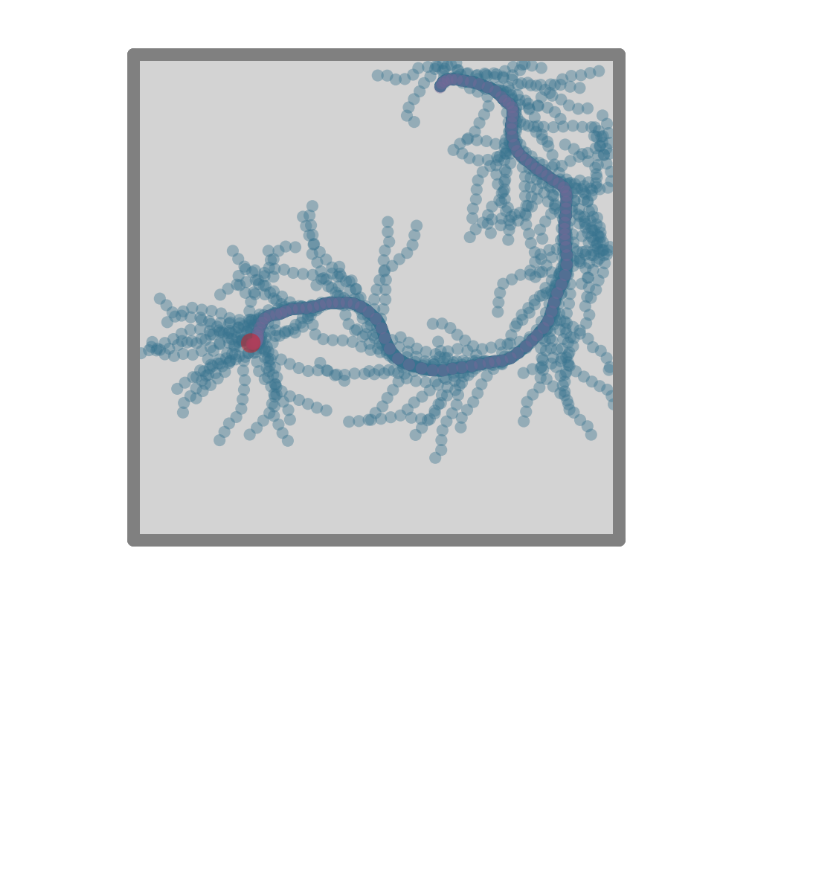
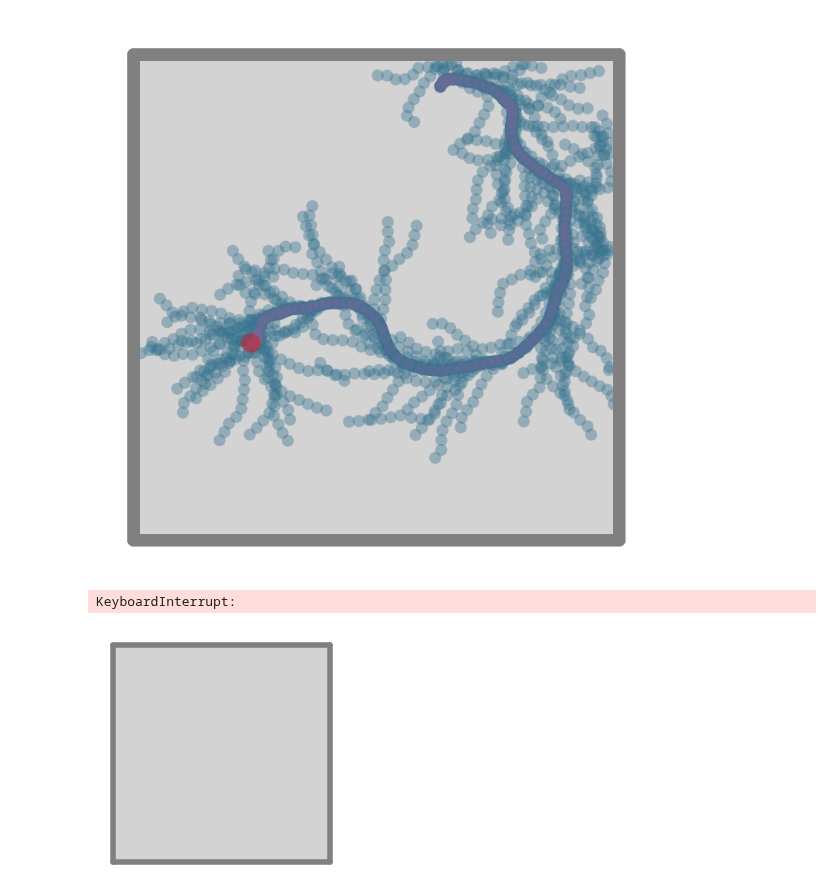
Before and after one commit to RatInABox-Lab/RatInABox, a Jupyter notebook: demos/readme_figures.ipynb, the cells around one changed output. Cells and saved outputs as stored; diff of their text form; code cells hidden in the pictures; blank space fills up the shorter version.

```diff
--- a/demos/readme_figures.ipynb
+++ b/demos/readme_figures.ipynb
@@ -796,3 +797,16 @@ anim = Ag.animate_trajectory(t_start=3, speed_up=0.2)
 if save_plots:
     tpl.saveFigure(fig, "theta_sequences")
     anim.save("../figures/animations/theta_sequences.mp4")
+# %%
+Env = Environment(params={'boundary':[[np.cos(t*np.pi/180),np.sin(t*np.pi/180)] for t in range(360)[::1]]})
+Env = Environment()
+Ag = Agent(Env,params={'dt':0.01})
+# PCs = BoundaryVectorCells(Ag,params={'n':100})
+PCs = PlaceCells(Ag,params={'n':100})
+Env.plot_environment()
+for i in tqdm(range(int(60*60/Ag.dt))):
+    Ag.update()
+    # PCs.update()
+# %% [output]
+KeyboardInterrupt:
+[figure, added]
```
Also changed, not shown: parts of 14 cells of this notebook, 1 other file.
